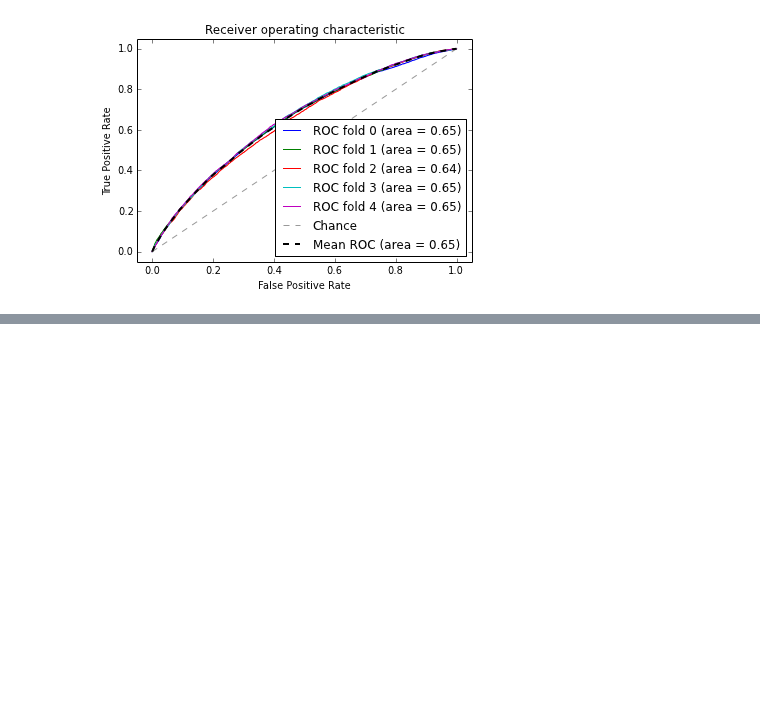
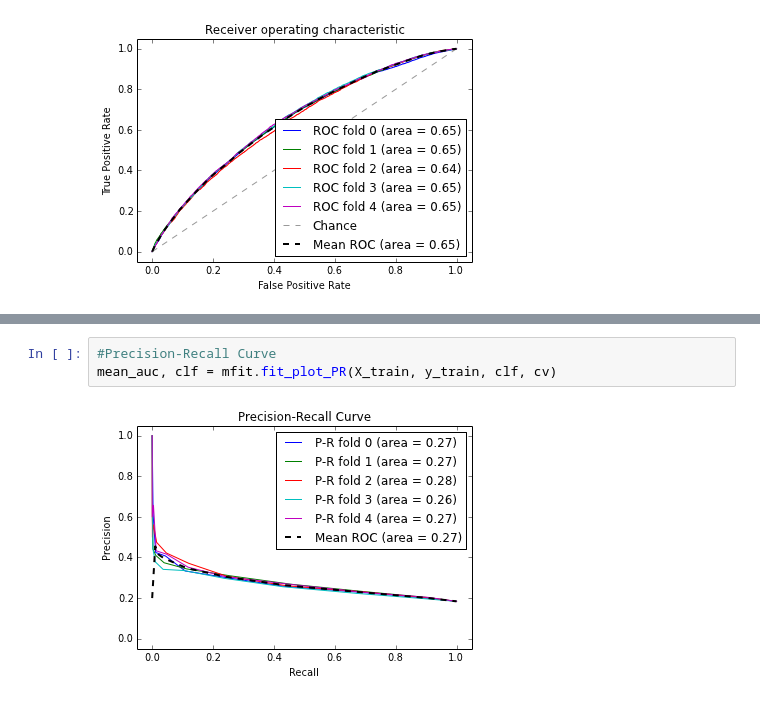
Before and after one commit to jsabrams/ds_workshop, a Jupyter notebook: capstone_project/lending_club_modeling.ipynb, the cells around one changed output, grey strips where cells are left out. Drawn from its saved outputs; the diff is of its cells as text; blank space fills up the shorter version.

```diff
--- a/capstone_project/lending_club_modeling.ipynb
+++ b/capstone_project/lending_club_modeling.ipynb
@@ -48,0 +57,5 @@ mean_auc, clf = mfit.fit_plot_ROC(X_train, y_train, clf, cv)
+# %%
+#Precision-Recall Curve
+mean_auc, clf = mfit.fit_plot_PR(X_train, y_train, clf, cv)
+# %% [output]
+[figure, added]
```
Also changed, not shown: parts of 4 cells of this notebook, 1 other file.
